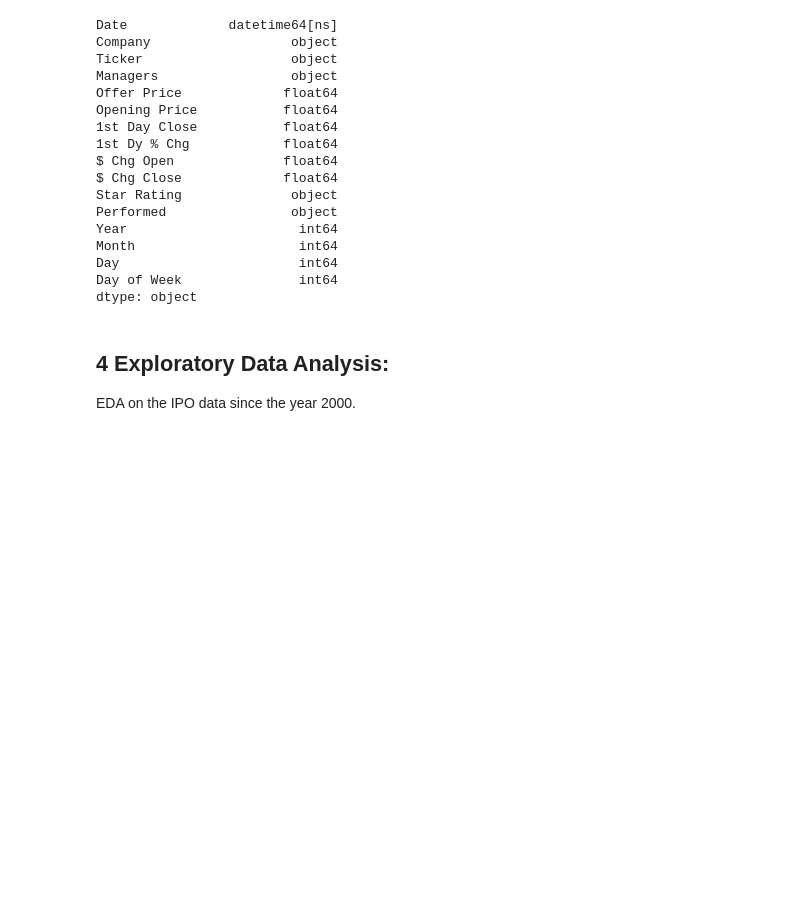
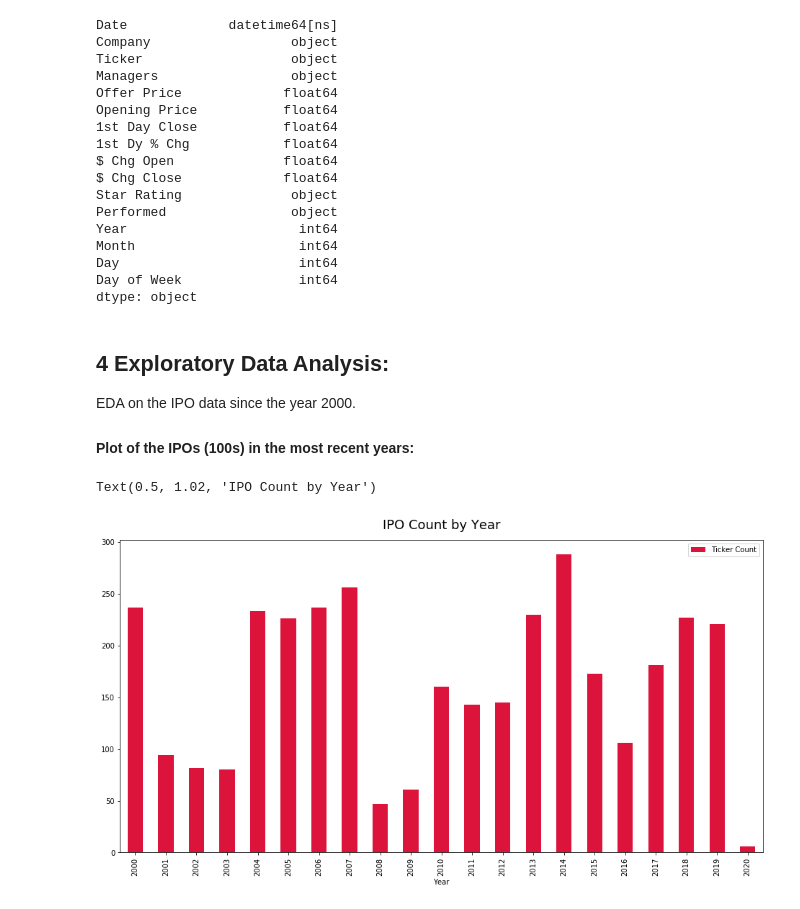
Before and after one commit to ylee9107/ML_app_Forecast_IPOmarket, a Jupyter notebook: ML_app_Forecast_IPOmarket.ipynb, the cells around one changed output. Saved outputs shown, nothing was run; the diff lists cells and outputs as text; code cells hidden in the pictures; blank space fills up the shorter version.

```diff
--- a/ML_app_Forecast_IPOmarket.ipynb
+++ b/ML_app_Forecast_IPOmarket.ipynb
@@ -232,3 +232,15 @@ dtype: object
 ## 4 Exploratory Data Analysis:
 
 EDA on the IPO data since the year 2000.
+
+#### Plot of the IPOs (100s) in the most recent years:
+# %%
+# Initial plot:
+
+fig, ax = plt.subplots(figsize = (16, 8))
+by_year_count.plot(kind = 'bar', ax = ax, color = 'crimson')
+ax.legend(['Ticker Count'])
+ax.set_title('IPO Count by Year', fontdict = {'size': 18}, y = 1.02)
+# %% [output]
+Text(0.5, 1.02, 'IPO Count by Year')
+[figure, added]
```
Also changed, not shown: parts of 2 cells of this notebook.
